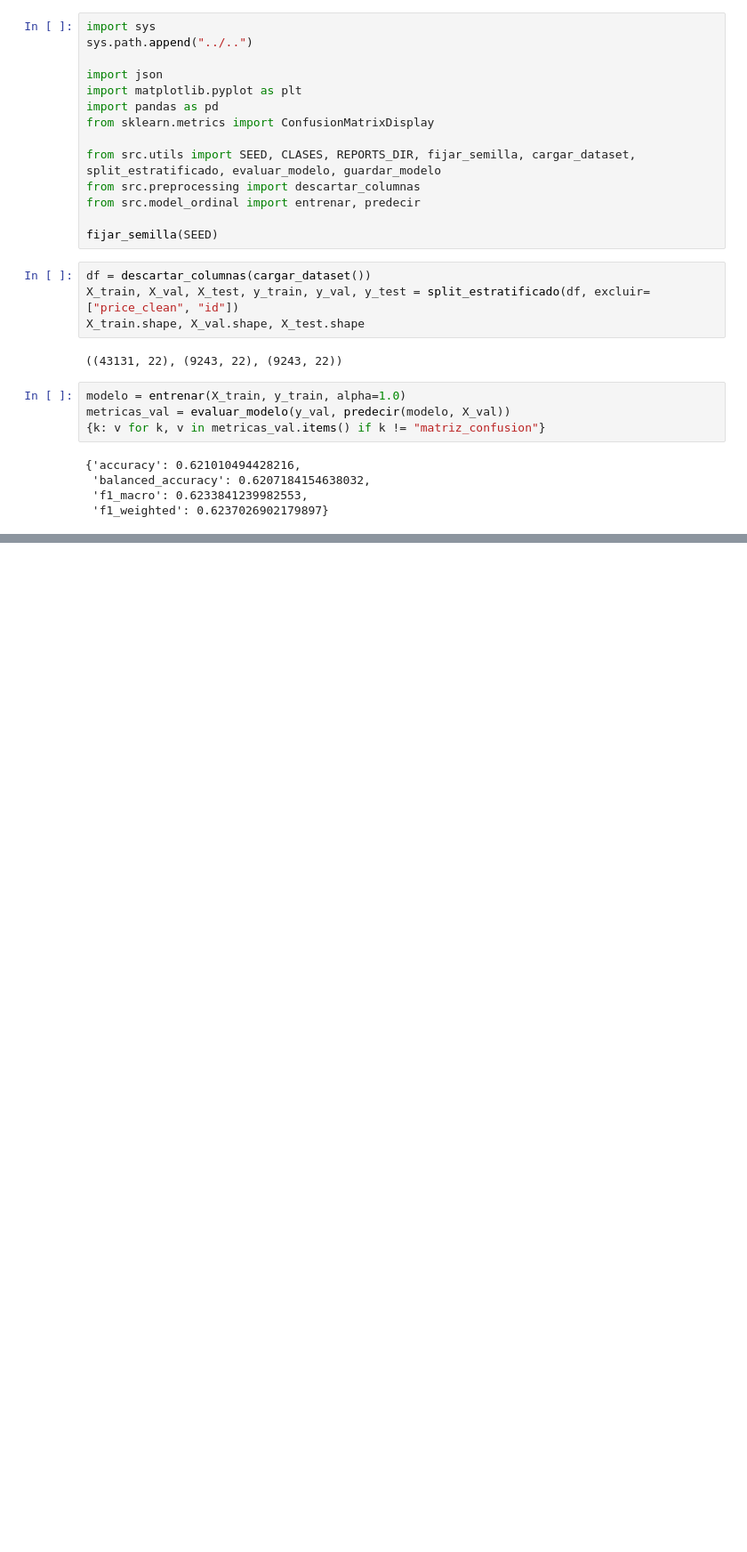
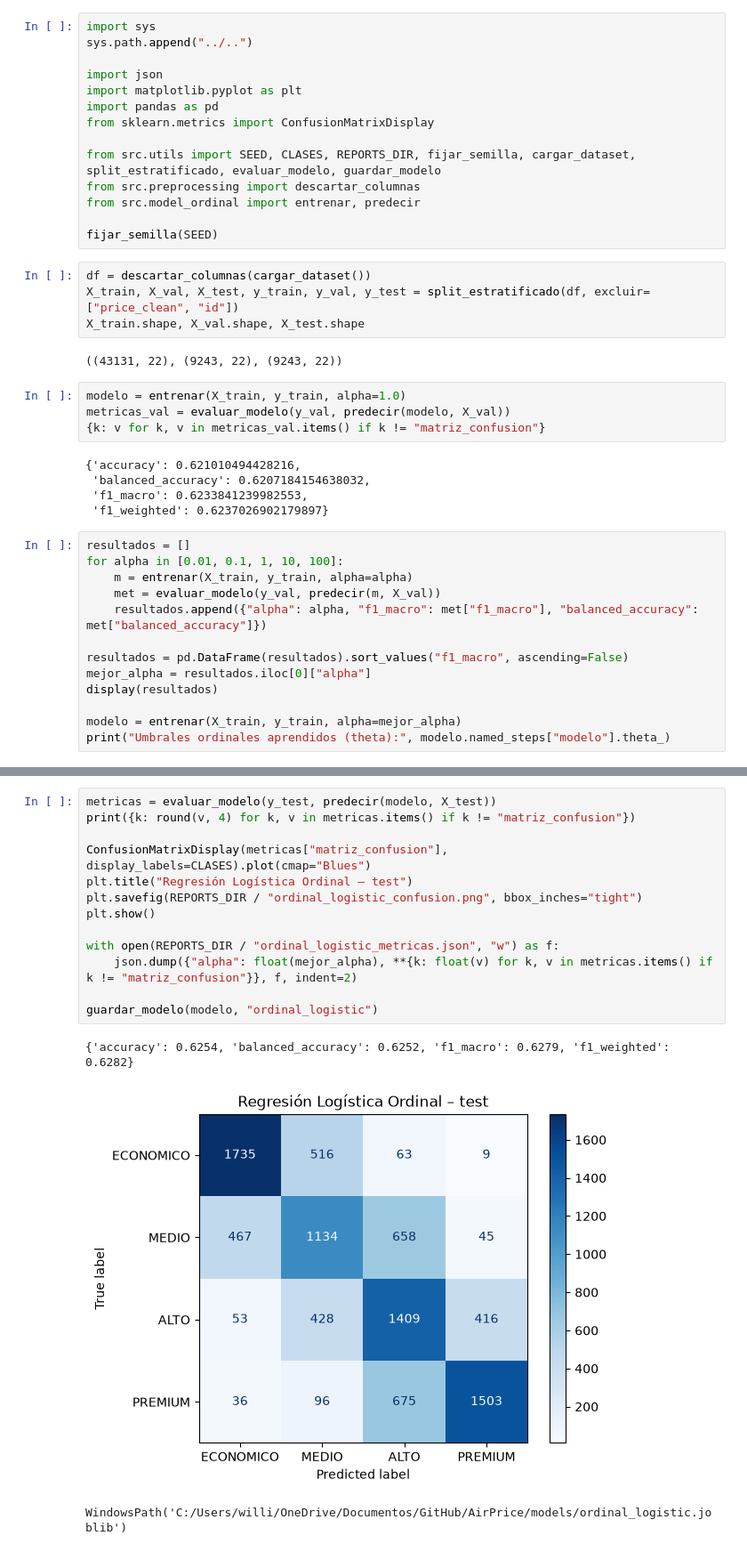
Before and after one commit to Carlos-code23/AirPrice, a Jupyter notebook: notebooks/models/04_regresion_logistica_ordinal.ipynb, the cells around one changed output, grey strips where cells are left out. Shown at 89% size. Saved outputs shown, nothing was run; the diff lists cells and outputs as text; blank space fills up the shorter version.

Commit message:
feat(model): ajustar umbrales ordinales

```diff
--- a/notebooks/models/04_regresion_logistica_ordinal.ipynb
+++ b/notebooks/models/04_regresion_logistica_ordinal.ipynb
@@ -27,3 +27,16 @@ metricas_val = evaluar_modelo(y_val, predecir(modelo, X_val))
  'balanced_accuracy': 0.6207184154638032,
  'f1_macro': 0.6233841239982553,
  'f1_weighted': 0.6237026902179897}
+# %%
+resultados = []
+for alpha in [0.01, 0.1, 1, 10, 100]:
+    m = entrenar(X_train, y_train, alpha=alpha)
+    met = evaluar_modelo(y_val, predecir(m, X_val))
+    resultados.append({"alpha": alpha, "f1_macro": met["f1_macro"], "balanced_accuracy": met["balanced_accuracy"]})
+
+resultados = pd.DataFrame(resultados).sort_values("f1_macro", ascending=False)
+mejor_alpha = resultados.iloc[0]["alpha"]
+display(resultados)
+
+modelo = entrenar(X_train, y_train, alpha=mejor_alpha)
+print("Umbrales ordinales aprendidos (theta):", modelo.named_steps["modelo"].theta_)
@@ -29,0 +51,17 @@ metricas_val = evaluar_modelo(y_val, predecir(modelo, X_val))
+# %%
+metricas = evaluar_modelo(y_test, predecir(modelo, X_test))
+print({k: round(v, 4) for k, v in metricas.items() if k != "matriz_confusion"})
+
+ConfusionMatrixDisplay(metricas["matriz_confusion"], display_labels=CLASES).plot(cmap="Blues")
+plt.title("Regresión Logística Ordinal – test")
+plt.savefig(REPORTS_DIR / "ordinal_logistic_confusion.png", bbox_inches="tight")
+plt.show()
+
+with open(REPORTS_DIR / "ordinal_logistic_metricas.json", "w") as f:
+    json.dump({"alpha": float(mejor_alpha), **{k: float(v) for k, v in metricas.items() if k != "matriz_confusion"}}, f, indent=2)
+
+guardar_modelo(modelo, "ordinal_logistic")
+# %% [output]
+{'accuracy': 0.6254, 'balanced_accuracy': 0.6252, 'f1_macro': 0.6279, 'f1_weighted': 0.6282}
+[figure, added]
+WindowsPath('C:/Users/willi/OneDrive/Documentos/GitHub/AirPrice/models/ordinal_logistic.joblib')
```
Also changed, not shown: parts of 2 cells of this notebook, 2 other files.
